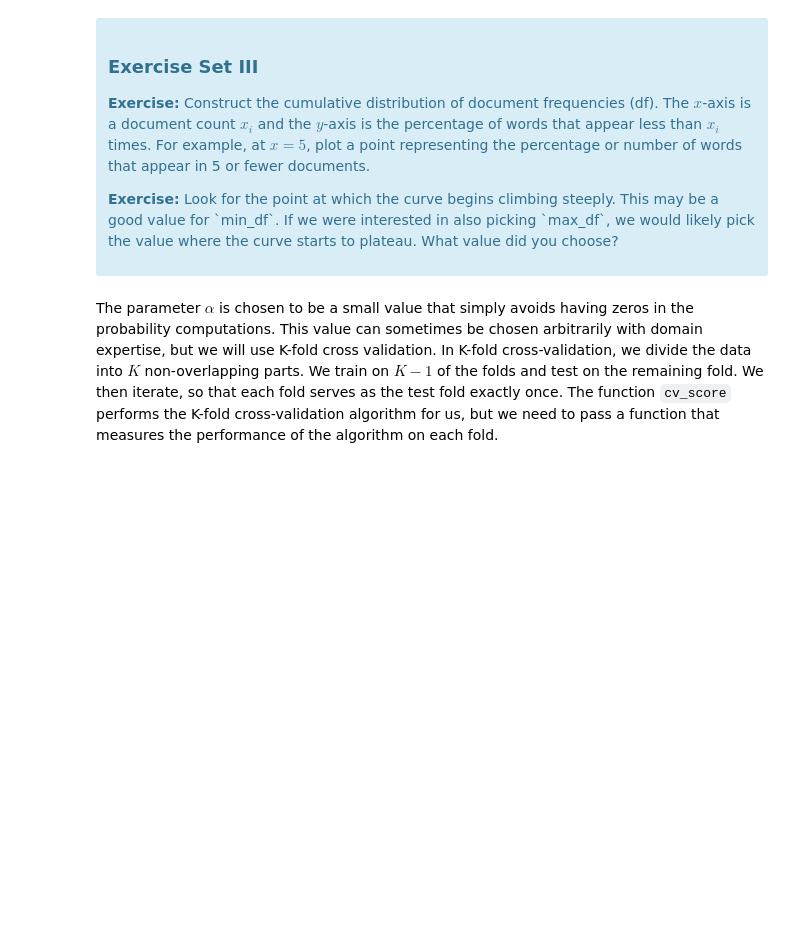
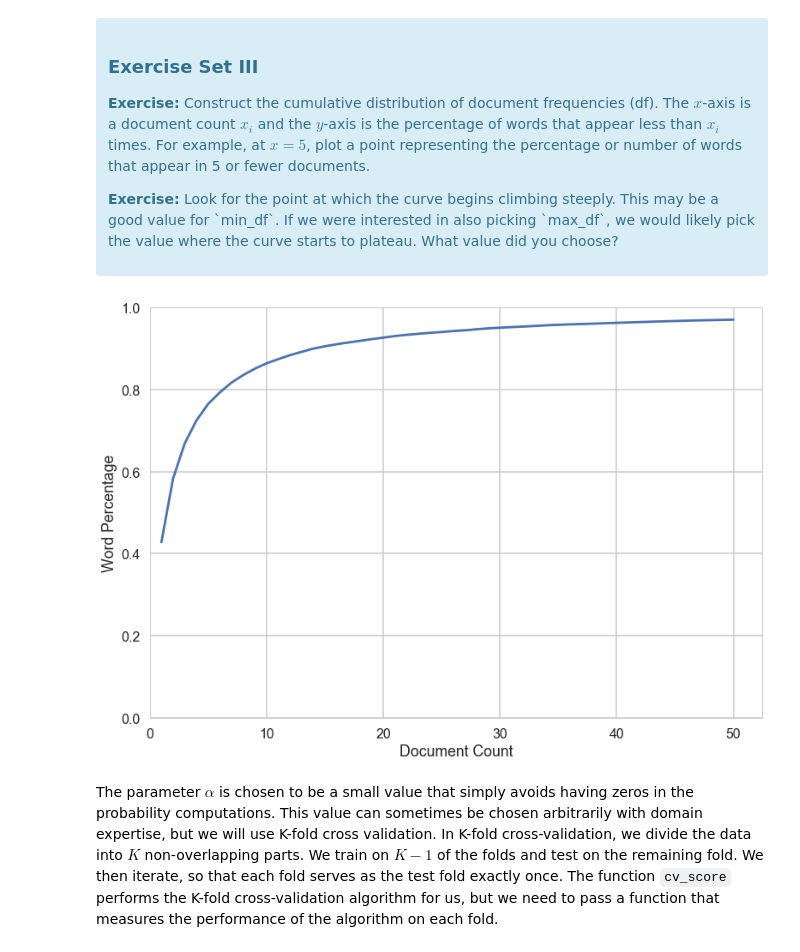
Before and after one commit to klane/springboard, a Jupyter notebook: machine-learning/naive-bayes/naive-bayes.ipynb, the cells around one changed output. Cells and saved outputs as stored; diff of their text form; code cells hidden in the pictures; blank space fills up the shorter version.

```diff
--- a/machine-learning/naive-bayes/naive-bayes.ipynb
+++ b/machine-learning/naive-bayes/naive-bayes.ipynb
@@ -283,3 +294,19 @@ First, let's find an appropriate value for `min_df` for the `CountVectorizer`. `
+# %%
+freq = np.zeros(50)
+
+num_docs = np.asarray(np.sum(X > 0, axis=2)).flatten()
+
+for i in range(len(freq)):
+    freq[i] = np.sum(num_docs <= (i+1)) * 1.0 / len(num_docs)
+
+plt.plot(np.arange(len(freq))+1, freq)
+plt.xlim(0)
+plt.ylim([0, 1])
+plt.xlabel('Document Count')
+plt.ylabel('Word Percentage')
+plt.show()
+# %% [output]
+[figure, added]
 # %% [markdown]
 The parameter $\alpha$ is chosen to be a small value that simply avoids having zeros in the probability computations. This value can sometimes be chosen arbitrarily with domain expertise, but we will use K-fold cross validation. In K-fold cross-validation, we divide the data into $K$ non-overlapping parts. We train on $K-1$ of the folds and test on the remaining fold. We then iterate, so that each fold serves as the test fold exactly once. The function `cv_score` performs the K-fold cross-validation algorithm for us, but we need to pass a function that measures the performance of the algorithm on each fold.
 # %%
```
Also changed, not shown: parts of 18 cells of this notebook.
